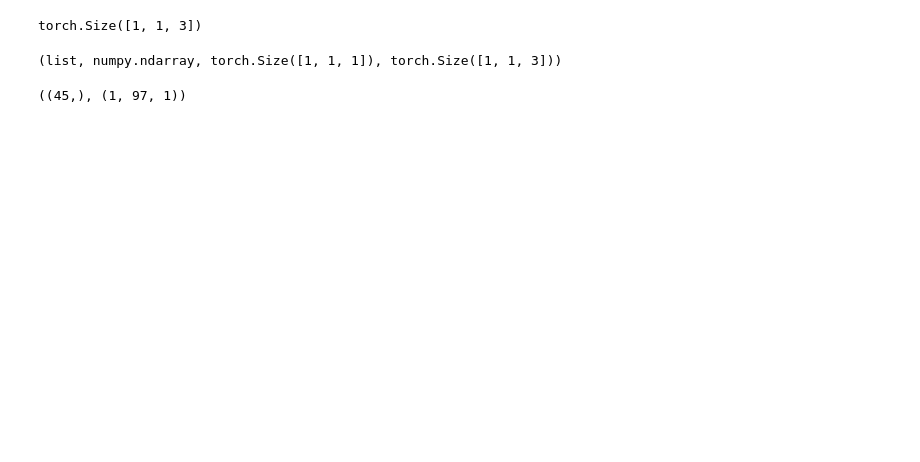
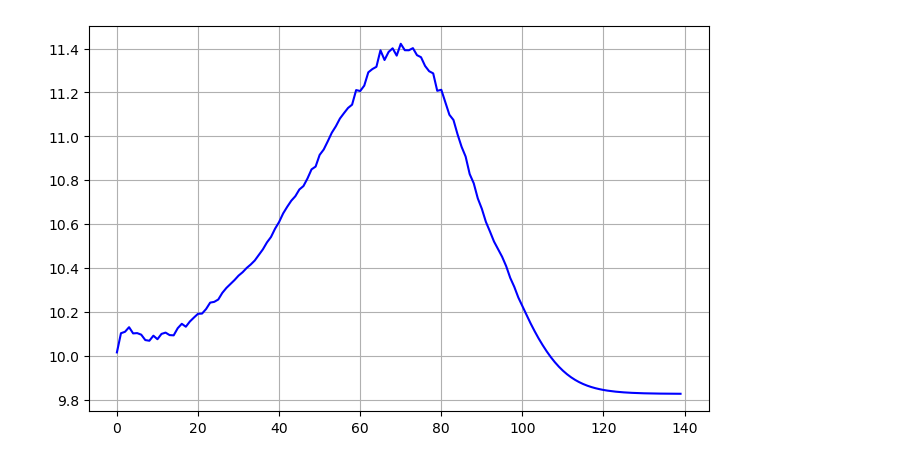
Before and after one commit to Ivy421/5311, a Jupyter notebook: 5311_CA1_PartB.ipynb, the cells around one changed output. Drawn from its saved outputs; the diff is of its cells as text; code cells hidden in the pictures; blank space fills up the shorter version.

```diff
--- a/5311_CA1_PartB.ipynb
+++ b/5311_CA1_PartB.ipynb
@@ -108,32 +123,29 @@ torch.Size([1, 97, 3])
 # %%
-## predict future 4.5 months data
+## ATBG prediction 4.5 months
+
+current_input = torch.tensor(X_ATBG[-1:], dtype=torch.float32)
+current_input = current_input.unsqueeze( 0)
 future_predictions = []
 
-# 使用最后 window_size 天的数据作为初始输入
-current_input = torch.tensor(X_ATBG[-1:], dtype=torch.float32)
-current_input = current_input.unsqueeze( 0)
-print(current_input.shape )
-
-# predict future 45 days data iterately
+# iterative prediction
 for _ in range(45):
     with torch.no_grad():
         prediction = model(current_input).squeeze().item()
-        #print(prediction)
 
-    # 将预测值添加到未来预测列表中
     future_predictions.append(prediction)
     prediction = torch.tensor([[[prediction]]], dtype=torch.float32)
-    # 更新当前输入，将新预测值加入 ( (current_input, new_data), dim=2)
     current_input = torch.cat((current_input[:,:,1:],prediction ) , dim =2 )
-    #print(current_input[-2:])
+
+
+# plot total prediction for ATBG return data
+
+return_future_predictions = scaler.inverse_transform(np.array(future_predictions).reshape(-1,1))
+return_future_predictions = return_future_predictions
+total = np.vstack((scaler.inverse_transform(ATBG_pred_bf.reshape(95,1)).reshape(95,1)  ,return_future_predictions) )
+
+plt.figure(figsize = (8,5))
+plt.plot(total[:], color='blue', label='total prediction for 9 months')
+plt.grid()
 # %% [output]
-torch.Size([1, 1, 3])
+[figure, added]
-# %%
-type(future_predictions), type(ATBG_pred_bf), prediction.shape , current_input.shape
-# %% [output]
-(list, numpy.ndarray, torch.Size([1, 1, 1]), torch.Size([1, 1, 3]))
-# %%
-np.array(future_predictions).shape , ATBG_pred_bf.shape
-# %% [output]
-((45,), (1, 97, 1))
 # %%
```
Also changed, not shown: parts of 13 cells of this notebook.
